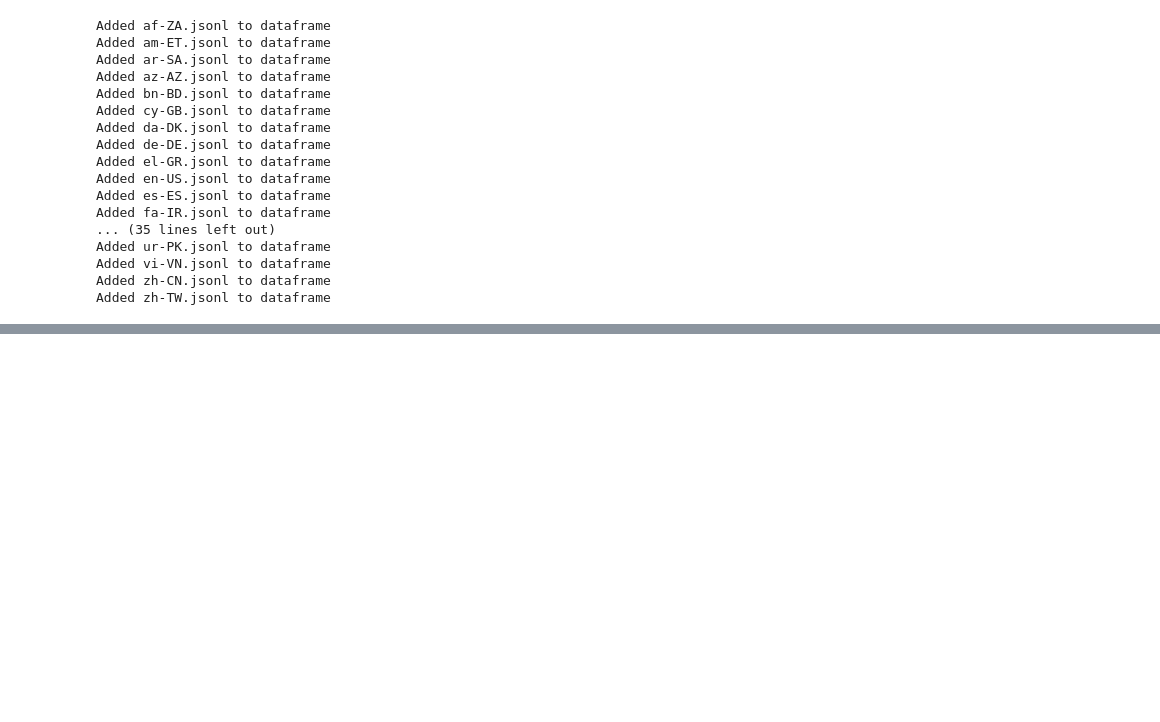
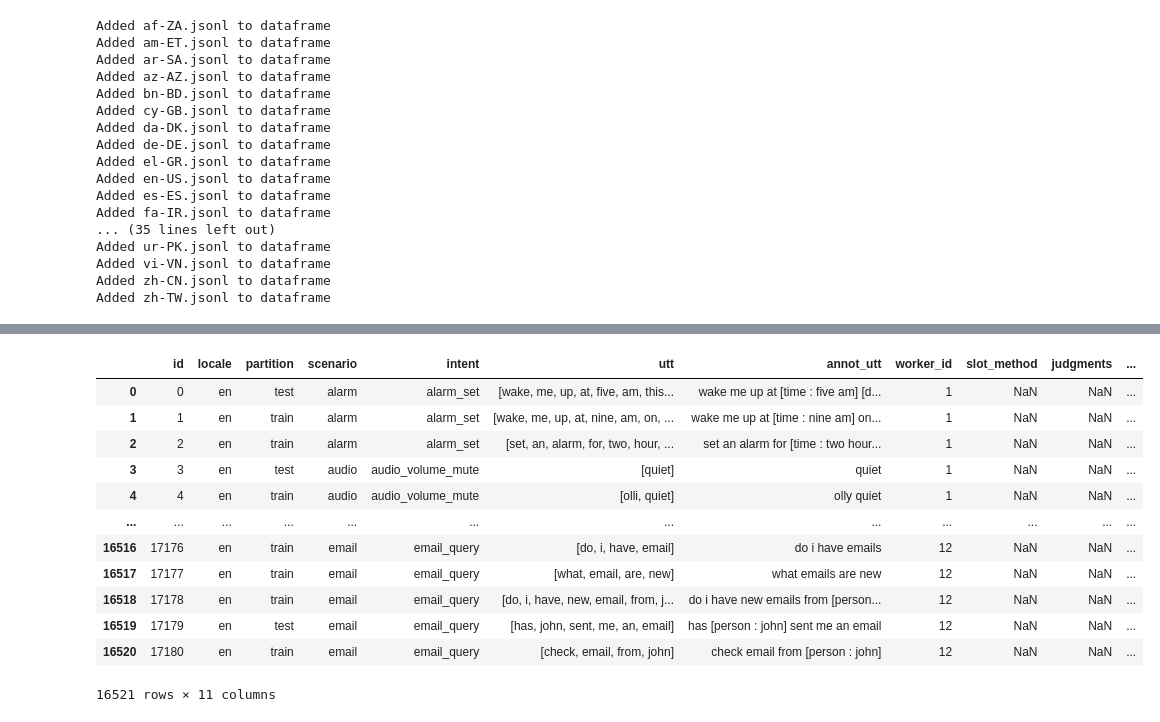
Before and after one commit to 1Krypt0/FEUP-PLN-PROJ, a Jupyter notebook: preprocessing.ipynb, the cells around one changed output, grey strips where cells are left out. Drawn from its saved outputs; the diff is of its cells as text; code cells hidden in the pictures; blank space fills up the shorter version.

```diff
--- a/preprocessing.ipynb
+++ b/preprocessing.ipynb
@@ -30,0 +34,3 @@ Added zh-TW.jsonl to dataframe
+# %%
+df = remove_punctuation(df)
+df.head()
@@ -30,0 +44,3 @@ Added zh-TW.jsonl to dataframe
+# %%
+df = lowercase(df)
+df.head()
@@ -30,0 +54,3 @@ Added zh-TW.jsonl to dataframe
+# %%
+df = tokenize(df)
+df.head()
@@ -30,0 +64,3 @@ Added zh-TW.jsonl to dataframe
+# %%
+df = apply_stemming(df)
+df.head()
@@ -30,0 +74,16 @@ Added zh-TW.jsonl to dataframe
+# %%
+df[df['locale'] == 'en']
+# %% [output]
+|  | id | locale | partition | scenario | intent | utt | annot_utt | worker_id | slot_method | judgments | ... |
+| 0 | 0 | en | test | alarm | alarm_set | [wake, me, up, at, five, am, this... | wake me up at [time : five am] [d... | 1 | NaN | NaN | ... |
+| 1 | 1 | en | train | alarm | alarm_set | [wake, me, up, at, nine, am, on, ... | wake me up at [time : nine am] on... | 1 | NaN | NaN | ... |
+| 2 | 2 | en | train | alarm | alarm_set | [set, an, alarm, for, two, hour, ... | set an alarm for [time : two hour... | 1 | NaN | NaN | ... |
+| 3 | 3 | en | test | audio | audio_volume_mute | [quiet] | quiet | 1 | NaN | NaN | ... |
+| 4 | 4 | en | train | audio | audio_volume_mute | [olli, quiet] | olly quiet | 1 | NaN | NaN | ... |
+| ... | ... | ... | ... | ... | ... | ... | ... | ... | ... | ... | ... |
+| 16516 | 17176 | en | train | email | email_query | [do, i, have, email] | do i have emails | 12 | NaN | NaN | ... |
+| 16517 | 17177 | en | train | email | email_query | [what, email, are, new] | what emails are new | 12 | NaN | NaN | ... |
+| 16518 | 17178 | en | train | email | email_query | [do, i, have, new, email, from, j... | do i have new emails from [person... | 12 | NaN | NaN | ... |
+| 16519 | 17179 | en | test | email | email_query | [has, john, sent, me, an, email] | has [person : john] sent me an email | 12 | NaN | NaN | ... |
+| 16520 | 17180 | en | train | email | email_query | [check, email, from, john] | check email from [person : john] | 12 | NaN | NaN | ... |
+16521 rows × 11 columns
```
Also changed, not shown: parts of 5 cells of this notebook, 2 other files.
